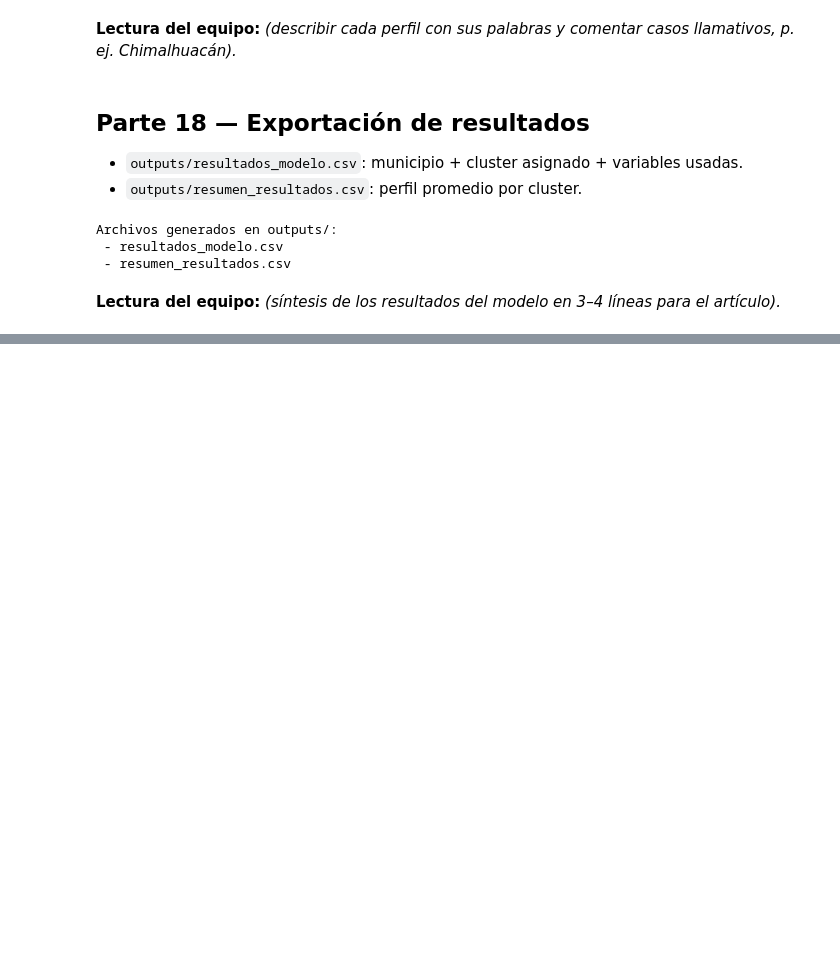
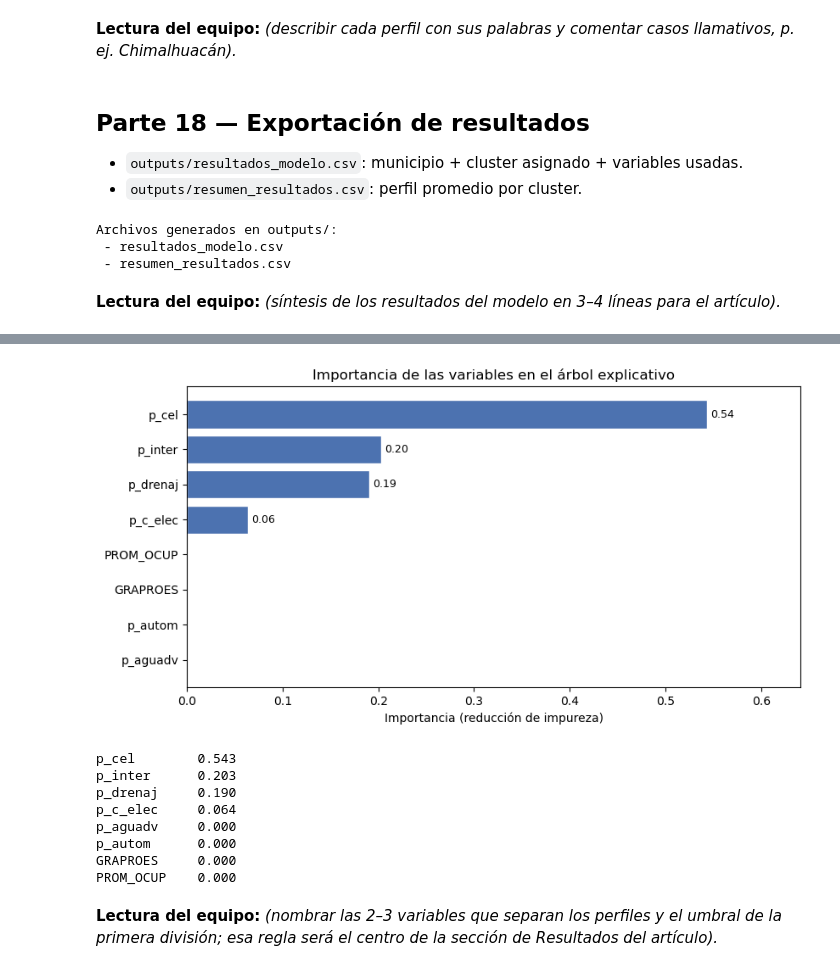
Before and after one commit to Elias-Manuel-Marquez-Bailon/proyecto-articulo-datos-publicos, a Jupyter notebook: notebook/analisis_datos_publicos.ipynb, the cells around one changed output, grey strips where cells are left out. Saved outputs shown, nothing was run; the diff lists cells and outputs as text; code cells hidden in the pictures; blank space fills up the shorter version.

```diff
--- a/notebook/analisis_datos_publicos.ipynb
+++ b/notebook/analisis_datos_publicos.ipynb
@@ -486,0 +551,28 @@ Archivos generados en outputs/:
+# %%
+imp = pd.Series(arbol.feature_importances_, index=clust_vars).sort_values()
+
+fig, ax = plt.subplots(figsize=(8.5, 4.5))
+ax.barh(imp.index, imp.values, color="#4C72B0", edgecolor="white")
+for i, v in enumerate(imp.values):
+    if v > 0:
+        ax.text(v + 0.004, i, f"{v:.2f}", va="center", fontsize=9)
+ax.set_xlim(0, max(imp.max() * 1.18, 0.05))
+ax.set_title("Importancia de las variables en el árbol explicativo")
+ax.set_xlabel("Importancia (reducción de impureza)")
+fig.tight_layout()
+fig.savefig(IMG / "grafica_9.png", dpi=150, bbox_inches="tight")
+plt.show()
+
+print(imp.sort_values(ascending=False).round(3).to_string())
+# %% [output]
+[figure, added]
+p_cel        0.543
+p_inter      0.203
+p_drenaj     0.190
+p_c_elec     0.064
+p_aguadv     0.000
+p_autom      0.000
+GRAPROES     0.000
+PROM_OCUP    0.000
+# %% [markdown]
+**Lectura del equipo:** *(nombrar las 2–3 variables que separan los perfiles y el umbral de la primera división; esa regla será el centro de la sección de Resultados del artículo).*
```
Also changed, not shown: parts of 6 cells of this notebook, 3 other files.
